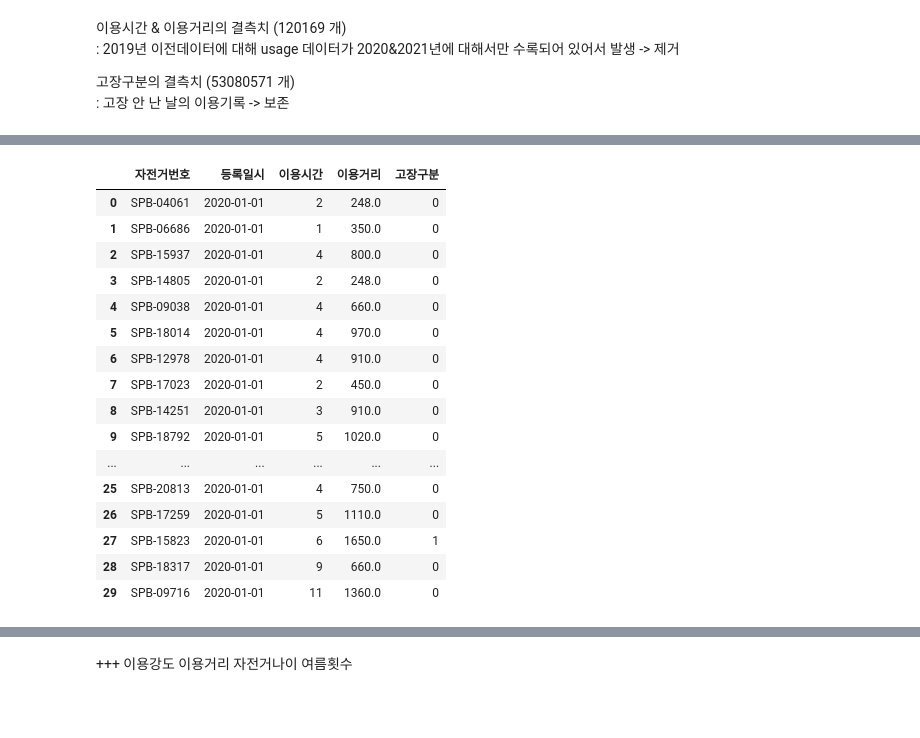
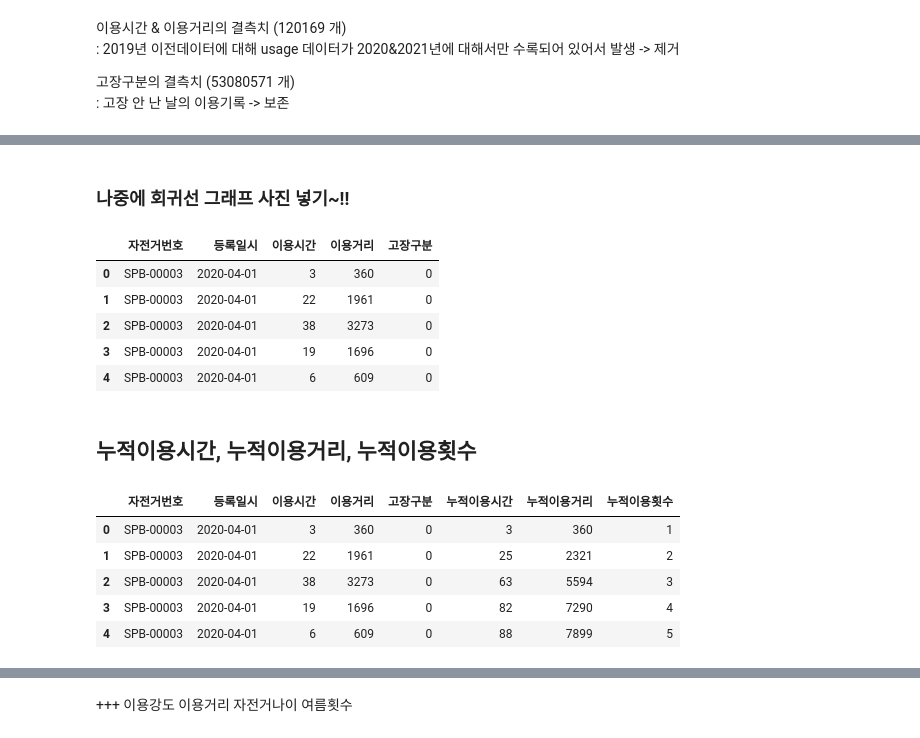
Before and after one commit to jwpark0625/ML_Project, a Jupyter notebook: usage_precleaning.ipynb, the cells around one changed output, grey strips where cells are left out. Drawn from its saved outputs; the diff is of its cells as text; code cells hidden in the pictures; blank space fills up the shorter version.

```diff
--- a/usage_precleaning.ipynb
+++ b/usage_precleaning.ipynb
@@ -166,3 +169,9 @@ final_df.head(30)
 | 27 | SPB-15823 | 2020-01-01 | 6 | 1650 | Y |
 | 28 | SPB-18317 | 2020-01-01 | 9 | 660 | NaN |
 | 29 | SPB-09716 | 2020-01-01 | 11 | 1360 | NaN |
+# %%
+#고장구분 NaN(고장안남)=0, Y(고장남)=1
+final_df['고장구분'] = final_df['고장구분'].fillna(0)
+final_df['고장구분'] = final_df['고장구분'].replace('Y', 1)
+
+final_df.head(30)
@@ -168,0 +319,19 @@ final_df.head(30)
+# %% [markdown]
+### 나중에 회귀선 그래프 사진 넣기~!!
+# %%
+#이용거리 열 int 타입으로
+final_df = final_df.astype({'이용거리' : int}, errors='raise')
+
+#자전거이름, 대여일시 순으로 정렬
+final_df = final_df.sort_values(by=['자전거번호', '등록일시'], ascending=True)
+final_df = final_df.reset_index()
+final_df.drop(['index'], axis=1, inplace=True)
+
+final_df.head()
+# %% [output]
+|  | 자전거번호 | 등록일시 | 이용시간 | 이용거리 | 고장구분 |
+| 0 | SPB-00003 | 2020-04-01 | 3 | 360 | 0 |
+| 1 | SPB-00003 | 2020-04-01 | 22 | 1961 | 0 |
+| 2 | SPB-00003 | 2020-04-01 | 38 | 3273 | 0 |
+| 3 | SPB-00003 | 2020-04-01 | 19 | 1696 | 0 |
+| 4 | SPB-00003 | 2020-04-01 | 6 | 609 | 0 |
@@ -169,20 +341,23 @@ final_df.head(30)
+# %% [markdown]
+## 누적이용시간, 누적이용거리, 누적이용횟수
+# %%
+#누적 이용시간 & 누적 이동거리, 이용횟수 빈 열 생성
+final_df.loc[:, '누적이용시간'] = np.nan
+final_df.loc[:, '누적이용거리'] = np.nan
+final_df.loc[:, '누적이용횟수'] = np.nan
+
+#이용시간과 이동거리를 계속 합하다가 고장구분에 1을 만나면 기록
+#자전거 넘버가 바뀌면 0으로 리셋, 다시시작
+
+final_df['누적이용시간'] = final_df.groupby(by=['자전거번호'])['이용시간'].apply(lambda x: x.cumsum())
+final_df['누적이용거리'] = final_df.groupby(by=['자전거번호'])['이용거리'].apply(lambda x: x.cumsum())
+final_df['누적이용횟수'] = final_df.groupby(by=['자전거번호']).cumcount()+1
 # %%
-final_df.head(30)
+final_df.head()
 # %% [output]
-|  | 자전거번호 | 등록일시 | 이용시간 | 이용거리 | 고장구분 |
-| 0 | SPB-04061 | 2020-01-01 | 2 | 248.0 | 0 |
-| 1 | SPB-06686 | 2020-01-01 | 1 | 350.0 | 0 |
-| 2 | SPB-15937 | 2020-01-01 | 4 | 800.0 | 0 |
-| 3 | SPB-14805 | 2020-01-01 | 2 | 248.0 | 0 |
-| 4 | SPB-09038 | 2020-01-01 | 4 | 660.0 | 0 |
-| 5 | SPB-18014 | 2020-01-01 | 4 | 970.0 | 0 |
-| 6 | SPB-12978 | 2020-01-01 | 4 | 910.0 | 0 |
-| 7 | SPB-17023 | 2020-01-01 | 2 | 450.0 | 0 |
-| 8 | SPB-14251 | 2020-01-01 | 3 | 910.0 | 0 |
-| 9 | SPB-18792 | 2020-01-01 | 5 | 1020.0 | 0 |
-| ... | ... | ... | ... | ... | ... |
-| 25 | SPB-20813 | 2020-01-01 | 4 | 750.0 | 0 |
-| 26 | SPB-17259 | 2020-01-01 | 5 | 1110.0 | 0 |
-| 27 | SPB-15823 | 2020-01-01 | 6 | 1650.0 | 1 |
-| 28 | SPB-18317 | 2020-01-01 | 9 | 660.0 | 0 |
-| 29 | SPB-09716 | 2020-01-01 | 11 | 1360.0 | 0 |
+|  | 자전거번호 | 등록일시 | 이용시간 | 이용거리 | 고장구분 | 누적이용시간 | 누적이용거리 | 누적이용횟수 |
+| 0 | SPB-00003 | 2020-04-01 | 3 | 360 | 0 | 3 | 360 | 1 |
+| 1 | SPB-00003 | 2020-04-01 | 22 | 1961 | 0 | 25 | 2321 | 2 |
+| 2 | SPB-00003 | 2020-04-01 | 38 | 3273 | 0 | 63 | 5594 | 3 |
+| 3 | SPB-00003 | 2020-04-01 | 19 | 1696 | 0 | 82 | 7290 | 4 |
+| 4 | SPB-00003 | 2020-04-01 | 6 | 609 | 0 | 88 | 7899 | 5 |
```
Also changed, not shown: parts of 22 cells of this notebook.
